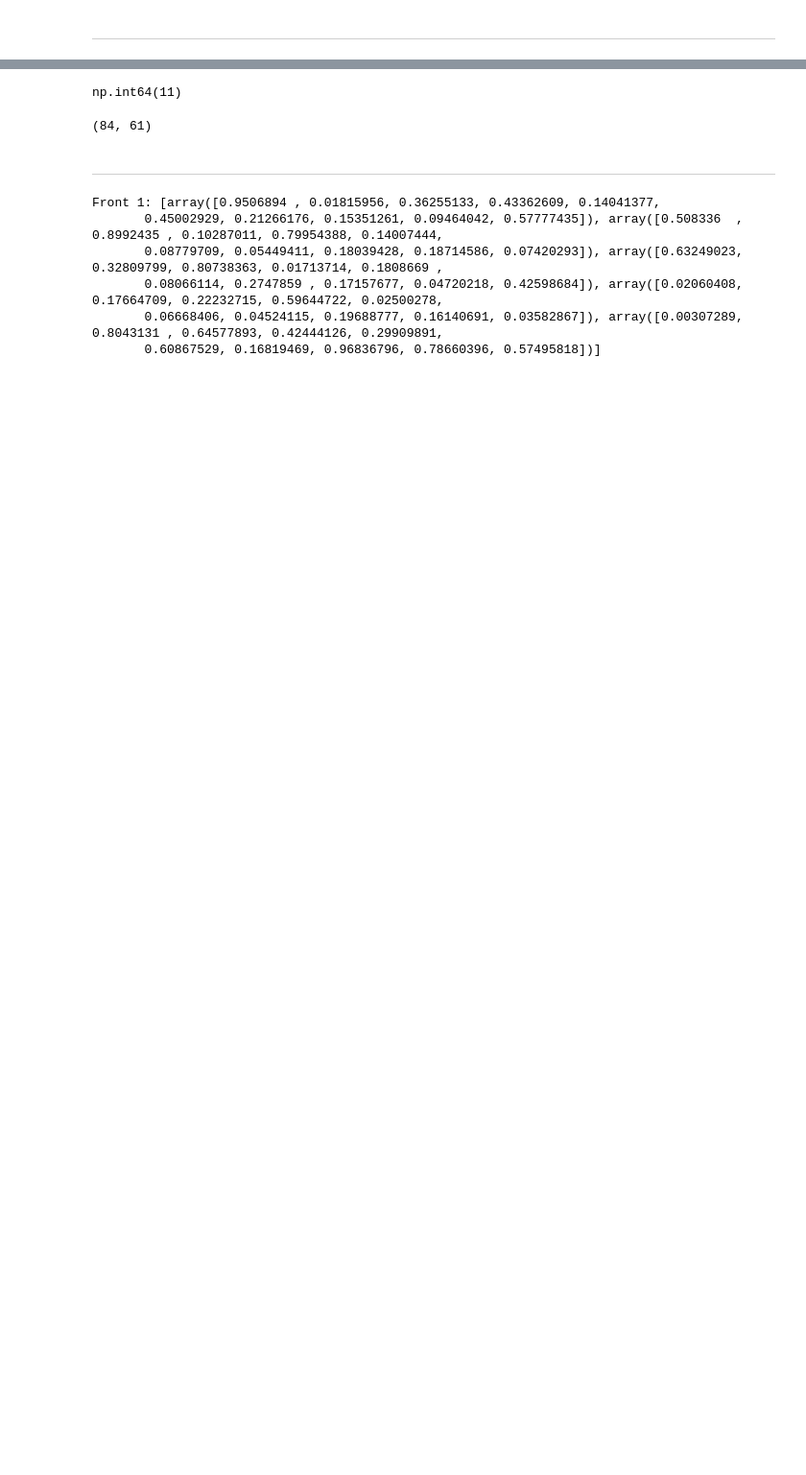
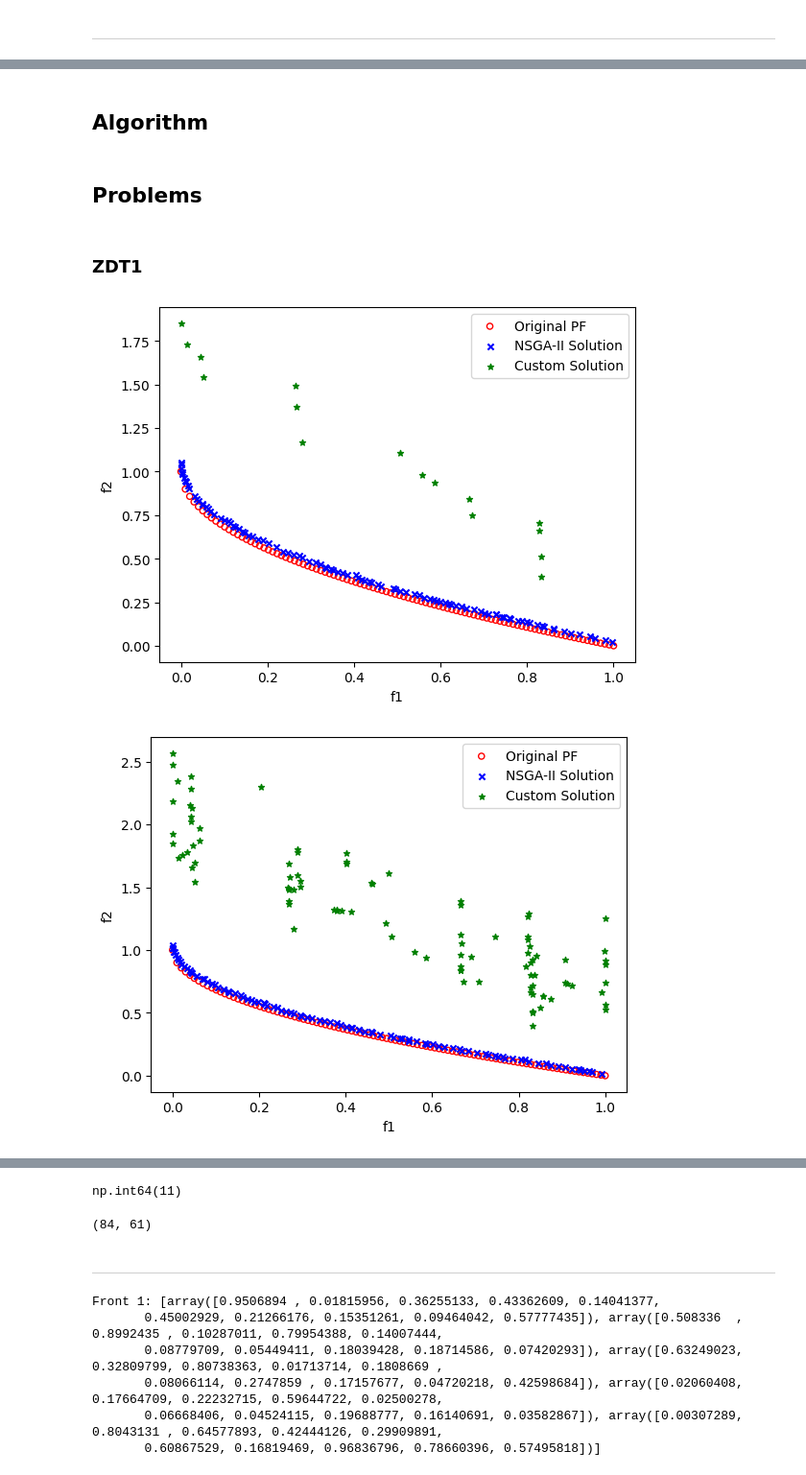
Before and after one commit to pintamonas4575/BIOCOMP-project-MAADM-UPM, a Jupyter notebook: MOO-ZDT1.ipynb, the cells around one changed output, grey strips where cells are left out. Shown: that part at 96% size. Saved outputs shown, nothing was run; the diff lists cells and outputs as text; code cells hidden in the pictures; blank space fills up the shorter version.

```diff
--- a/MOO-ZDT1.ipynb
+++ b/MOO-ZDT1.ipynb
@@ -408,0 +145,24 @@ print(type(final_objectives))
+# %%
+def tournament_by_rank_and_crowding(population, fitness, ranks, crowding_distances):
+    # Randomly select two individuals for the tournament
+    indices = np.random.choice(len(population), size=2, replace=False)
+    individual1, individual2 = population[indices]
+    fitness1, fitness2 = fitness[indices]
+
+    # Extract additional properties for comparison
+    rank1, cd1 = ranks[indices[0]], crowding_distances[indices[0]]
+    rank2, cd2 = ranks[indices[1]], crowding_distances[indices[1]]
+
+    if rank1 < rank2:
+        return individual1
+    elif rank2 < rank1:
+        return individual2
+
+    # If rank or domination didn't make a decision, compare by crowding distance
+    return (
+        individual1 if cd1 > cd2 else individual2 if cd2 > cd1 else (
+            individual1 if np.random.rand() < 0.5 else individual2
+        )
+    )
+# %% [markdown]
+## Algorithm
@@ -408,0 +388,21 @@ print(type(final_objectives))
+# %% [markdown]
+## Problems
+# %% [markdown]
+### ZDT1
+# %%
+# Load a test problem from pymoo
+problem = get_problem("zdt1")
+
+# Create and run the evolutionary algorithm
+ea = SoftMajo(problem, p_cross=0.8, p_mut=0.01, population_size=100, generations=100, crossover_method="sbx", mutation_method="pm", selection_method="tournament_by_rank_and_crowding")
+final_population, final_fitness = ea.evolve()
+
+# Calculate Pareto front from the evolutionary algorithm results
+pareto_population, pareto_fitness = ea.calculate_pareto_front(final_population, final_fitness)
+
+# Plot the results
+plot_comparison(pareto_fitness, problem, with_nsga2=True)
+plot_comparison(final_fitness, problem, with_nsga2=True)
+# %% [output]
+[figure, added]
+[figure, added]
```
Also changed, not shown: parts of 27 cells of this notebook.
